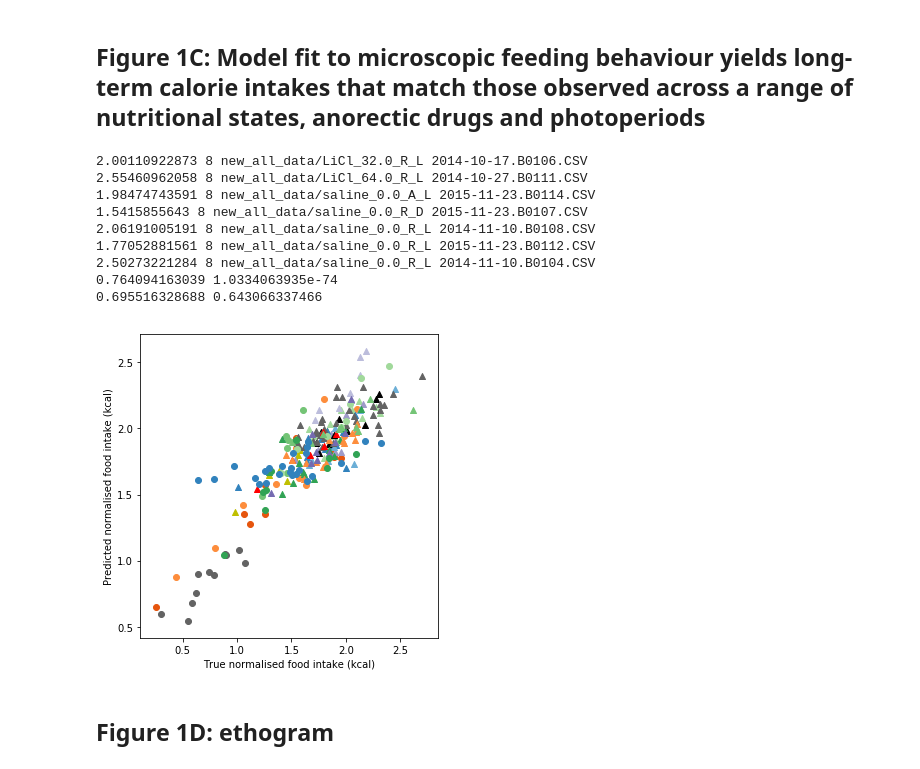
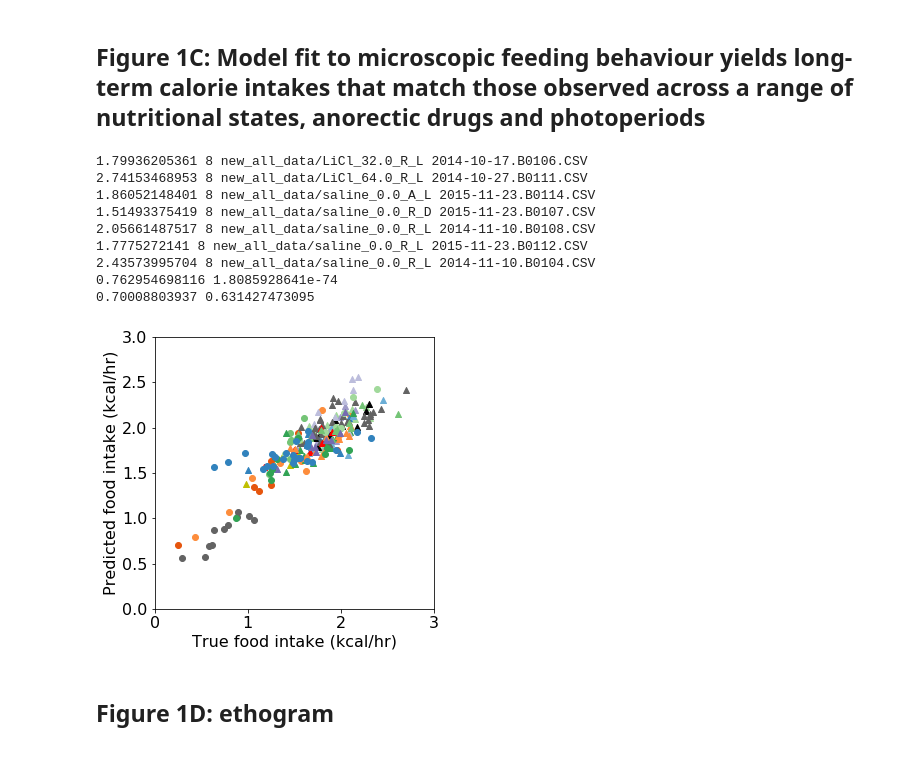
Before and after one commit to tomMcGrath/bayesian_feeding, a Jupyter notebook: Figure1.ipynb, the cells around one changed output. Saved outputs shown, nothing was run; the diff lists cells and outputs as text; code cells hidden in the pictures.

```diff
--- a/Figure1.ipynb
+++ b/Figure1.ipynb
@@ -20,6 +20,8 @@ reload(helpers)
 ## Load posterior mean dataframe
 df = pickle.load(open('pm_df.p', 'rb'))
 print df.dtypes
+
+mpl.rcParams.update({'font.size': 16})
 # %% [output]
 theta1      float64
 theta2      float64
@@ -100,7 +101,7 @@ reload(plots)
 reload(fs)
 reload(helpers)
 
-num_samples = 1000
+num_samples = 100
 
 fig, axes = plt.subplots(1, figsize=(5,5))
 
@@ -137,46 +138,49 @@ def ppc(row):
     axes.errorbar(rate,
                   post_predict,
                   yerr=ppc_err,
                   fmt='o',
                   ecolor=c,
                   color=c,
                   marker=ms)
     """
 
     true_vals.append(rate)
     post_predicts.append(post_predict)
 
 # Iterate through the posterior means and plot
 df.apply(ppc, axis=1)
 
 ## Visual guide for accuracy
 x = np.linspace(0, 2.6, 10)
 #axes.plot(x, x, c='k', ls='--')
 
+axes.set_xlim([0, 3])
+axes.set_ylim([0, 3])
+
 ## Goodness of fit check
 slope, intercept, r_value, p_value, std_err = scipy.stats.linregress(true_vals, post_predicts)
 print r_value**2, p_value
 print slope, intercept
 #axes.plot(x, intercept + slope*x, c='r', ls='--')
-axes.set_xlabel('True normalised food intake (kcal)')
-axes.set_ylabel('Predicted normalised food intake (kcal)')
+axes.set_xlabel('True food intake (kcal/hr)')
+axes.set_ylabel('Predicted food intake (kcal/hr)')
 
 ## Save figure
-fig.tight_layout()
+#fig.tight_layout()
 plt.savefig('figures/1C.svg')
 
 plt.show()
 # %% [output]
-2.00110922873 8 new_all_data/LiCl_32.0_R_L 2014-10-17.B0106.CSV
-2.55460962058 8 new_all_data/LiCl_64.0_R_L 2014-10-27.B0111.CSV
-1.98474743591 8 new_all_data/saline_0.0_A_L 2015-11-23.B0114.CSV
-1.5415855643 8 new_all_data/saline_0.0_R_D 2015-11-23.B0107.CSV
-2.06191005191 8 new_all_data/saline_0.0_R_L 2014-11-10.B0108.CSV
-1.77052881561 8 new_all_data/saline_0.0_R_L 2015-11-23.B0112.CSV
-2.50273221284 8 new_all_data/saline_0.0_R_L 2014-11-10.B0104.CSV
-0.764094163039 1.0334063935e-74
-0.695516328688 0.643066337466
+1.79936205361 8 new_all_data/LiCl_32.0_R_L 2014-10-17.B0106.CSV
+2.74153468953 8 new_all_data/LiCl_64.0_R_L 2014-10-27.B0111.CSV
+1.86052148401 8 new_all_data/saline_0.0_A_L 2015-11-23.B0114.CSV
+1.51493375419 8 new_all_data/saline_0.0_R_D 2015-11-23.B0107.CSV
+2.05661487517 8 new_all_data/saline_0.0_R_L 2014-11-10.B0108.CSV
+1.7775272141 8 new_all_data/saline_0.0_R_L 2015-11-23.B0112.CSV
+2.43573995704 8 new_all_data/saline_0.0_R_L 2014-11-10.B0104.CSV
+0.762954698116 1.8085928641e-74
+0.70008803937 0.631427473095
-[figure, old version]
+[figure, new version]
 # %% [markdown]
 ## Figure 1D: ethogram
 # %%
```
Also changed, not shown: parts of 1 cell of this notebook, 7 other files.
